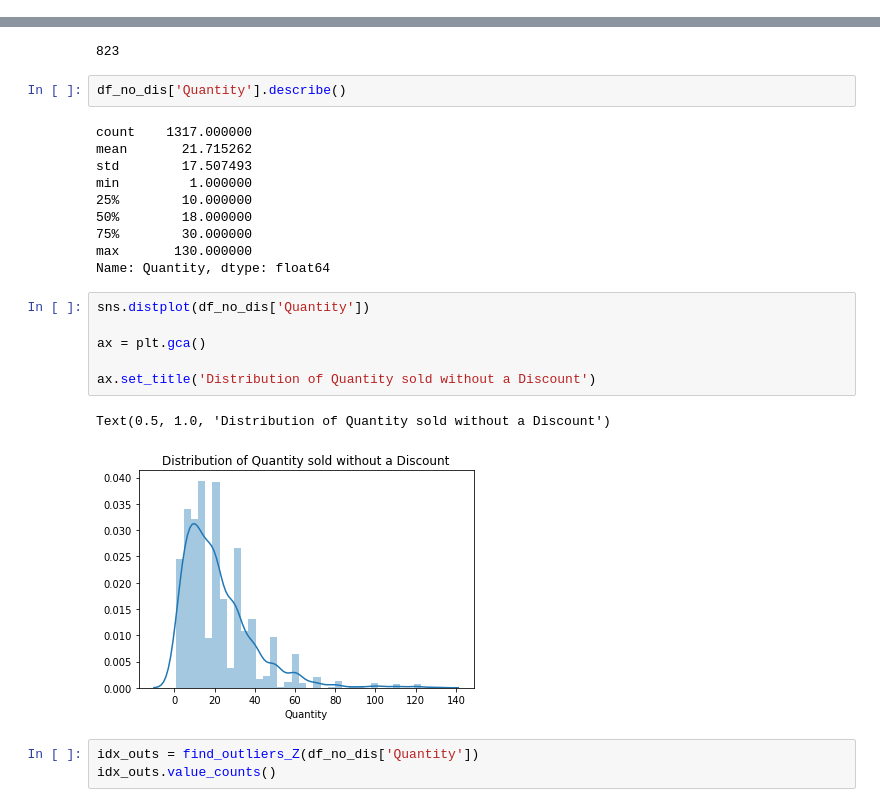
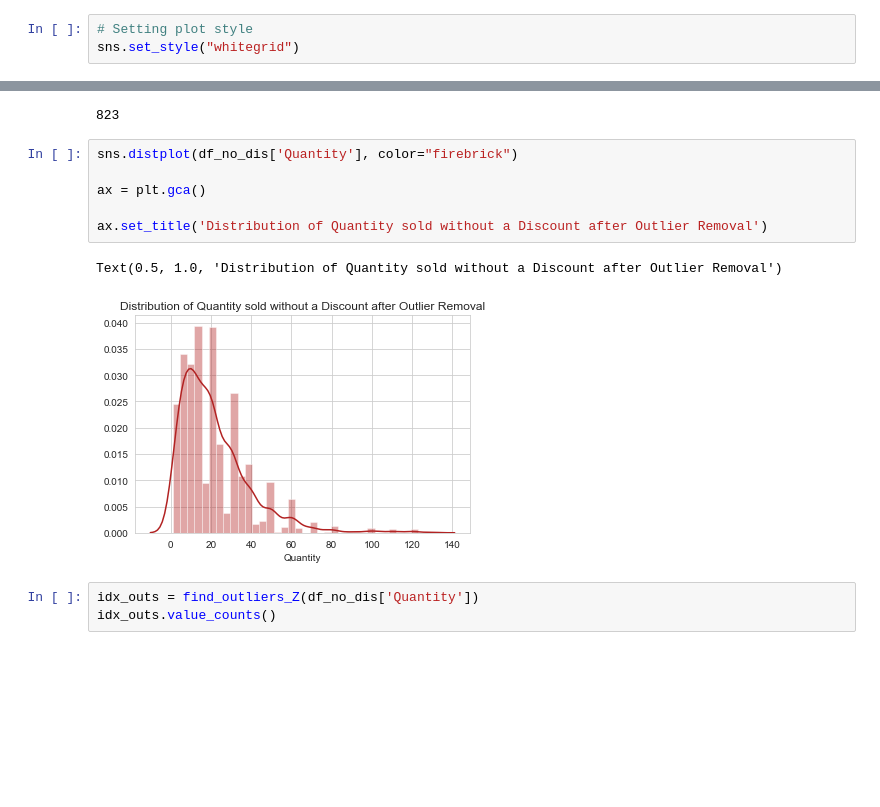
Before and after one commit to MichaelBurak/hypothesis_testing, a Jupyter notebook: student.ipynb, the cells around one changed output, grey strips where cells are left out. Saved outputs shown, nothing was run; the diff lists cells and outputs as text; blank space fills up the shorter version.

```diff
--- a/student.ipynb
+++ b/student.ipynb
@@ -35,5 +37,8 @@ Loaded Packages and Handles
 # %%
 from functions import Cohen_d, find_outliers_IQR,find_outliers_Z
+# %%
+# Setting plot style
+sns.set_style("whitegrid")
 # %%
 def normal_test(x):
     k2, p = scipy.stats.normaltest(x)
@@ -241,27 +262,15 @@ df_dis.head(10)
 len(df_dis)
 # %% [output]
 823
-# %%
-df_no_dis['Quantity'].describe()
-# %% [output]
-count    1317.000000
-mean       21.715262
-std        17.507493
-min         1.000000
-25%        10.000000
-50%        18.000000
-75%        30.000000
-max       130.000000
-Name: Quantity, dtype: float64
 # %%
-sns.distplot(df_no_dis['Quantity'])
+sns.distplot(df_no_dis['Quantity'], color="firebrick")
 
 ax = plt.gca()
 
-ax.set_title('Distribution of Quantity sold without a Discount')
+ax.set_title('Distribution of Quantity sold without a Discount after Outlier Removal')
 # %% [output]
-Text(0.5, 1.0, 'Distribution of Quantity sold without a Discount')
+Text(0.5, 1.0, 'Distribution of Quantity sold without a Discount after Outlier Removal')
-[figure, old version]
+[figure, new version]
 # %%
 idx_outs = find_outliers_Z(df_no_dis['Quantity'])
 idx_outs.value_counts()
```
Also changed, not shown: parts of 168 cells of this notebook, 5 other files.
